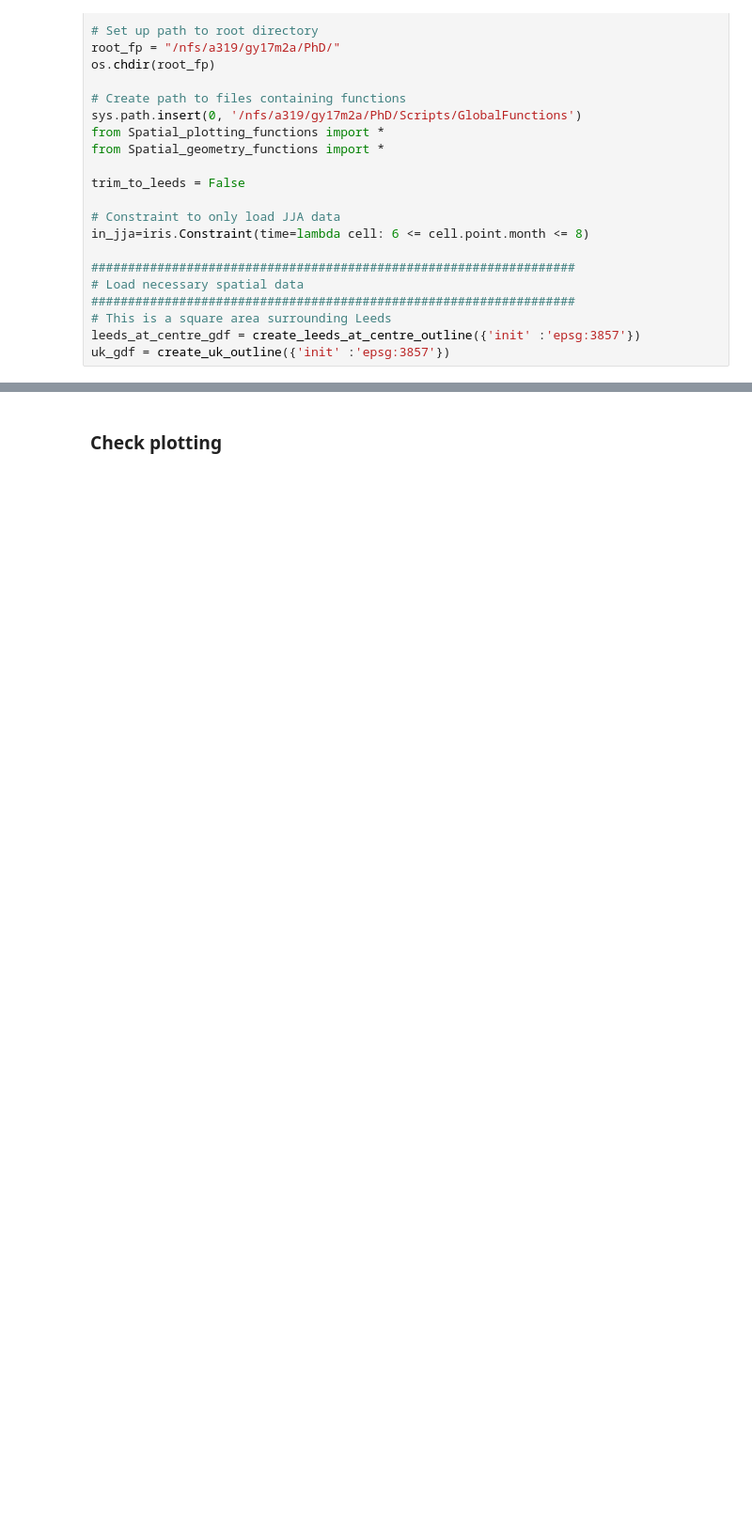
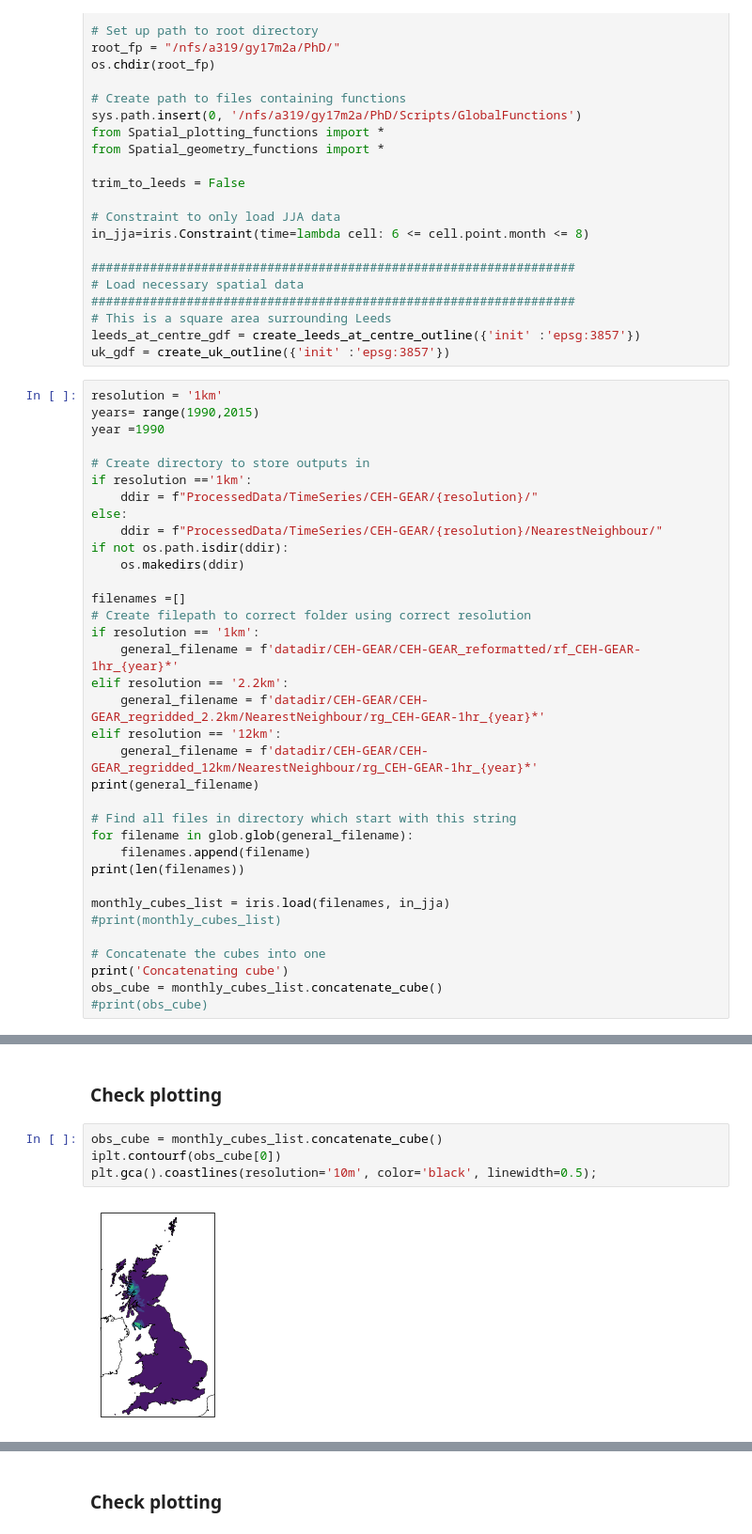
Before and after one commit to masher92/UKCP18, a Jupyter notebook: DataProcessing/CombineDataAcrossRegion/testing_ceh-gear_combining.ipynb, the cells around one changed output, grey strips where cells are left out. Shown at 94% size. Saved outputs shown, nothing was run; the diff lists cells and outputs as text; blank space fills up the shorter version.

```diff
--- a/DataProcessing/CombineDataAcrossRegion/testing_ceh-gear_combining.ipynb
+++ b/DataProcessing/CombineDataAcrossRegion/testing_ceh-gear_combining.ipynb
@@ -36,3 +36,38 @@ in_jja=iris.Constraint(time=lambda cell: 6 <= cell.point.month <= 8)
 # This is a square area surrounding Leeds
 leeds_at_centre_gdf = create_leeds_at_centre_outline({'init' :'epsg:3857'})
 uk_gdf = create_uk_outline({'init' :'epsg:3857'})
+# %%
+resolution = '1km'
+years= range(1990,2015)
+year =1990
+
+# Create directory to store outputs in
+if resolution =='1km':
+    ddir = f"ProcessedData/TimeSeries/CEH-GEAR/{resolution}/"
+else:
+    ddir = f"ProcessedData/TimeSeries/CEH-GEAR/{resolution}/NearestNeighbour/"
+if not os.path.isdir(ddir):
+    os.makedirs(ddir)
+
+filenames =[]
+# Create filepath to correct folder using correct resolution
+if resolution == '1km':
+    general_filename = f'datadir/CEH-GEAR/CEH-GEAR_reformatted/rf_CEH-GEAR-1hr_{year}*'
+elif resolution == '2.2km':
+    general_filename = f'datadir/CEH-GEAR/CEH-GEAR_regridded_2.2km/NearestNeighbour/rg_CEH-GEAR-1hr_{year}*'
+elif resolution == '12km':
+    general_filename = f'datadir/CEH-GEAR/CEH-GEAR_regridded_12km/NearestNeighbour/rg_CEH-GEAR-1hr_{year}*'
+print(general_filename)
+
+# Find all files in directory which start with this string
+for filename in glob.glob(general_filename):
+    filenames.append(filename)
+print(len(filenames))
+
+monthly_cubes_list = iris.load(filenames, in_jja)
+#print(monthly_cubes_list)
+
+# Concatenate the cubes into one
+print('Concatenating cube')
+obs_cube = monthly_cubes_list.concatenate_cube()
+#print(obs_cube)
@@ -92 +216,9 @@ trimming cube
+# %% [markdown]
+### Check plotting
+# %%
+obs_cube = monthly_cubes_list.concatenate_cube()
+iplt.contourf(obs_cube[0])
+plt.gca().coastlines(resolution='10m', color='black', linewidth=0.5);
+# %% [output]
+[figure, added]
 # %%
```
Also changed, not shown: parts of 21 cells of this notebook, 17 other files.
